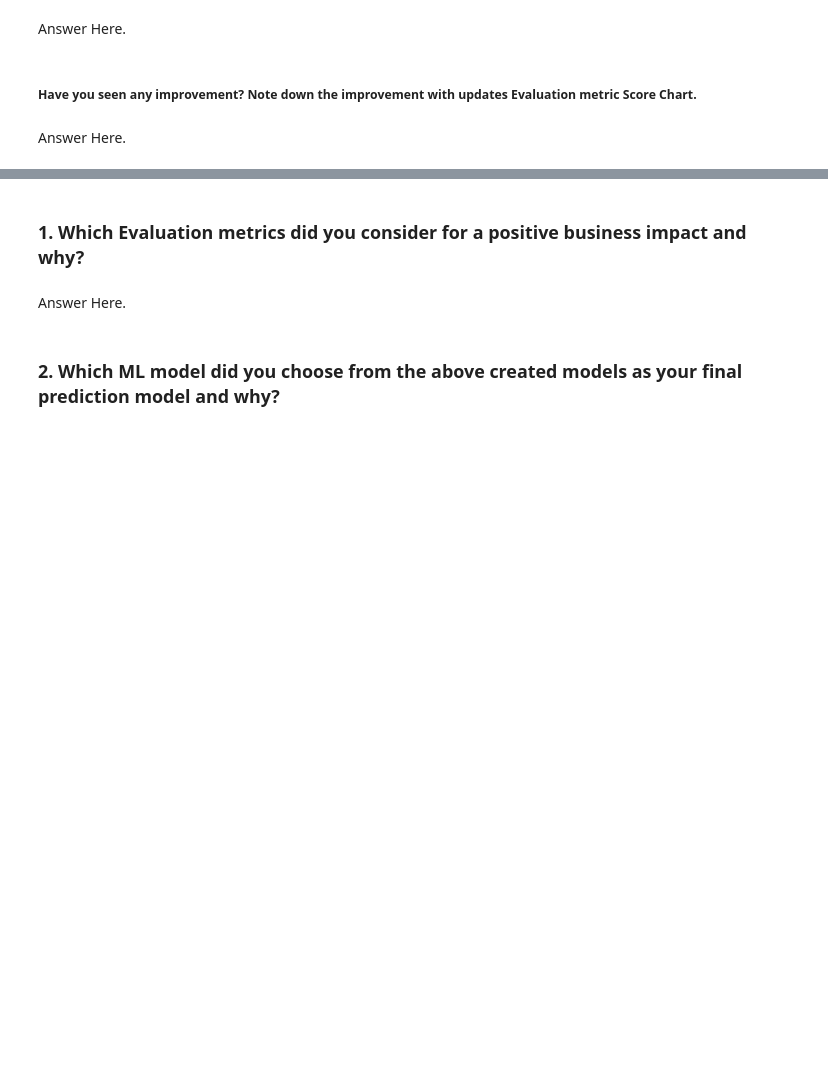
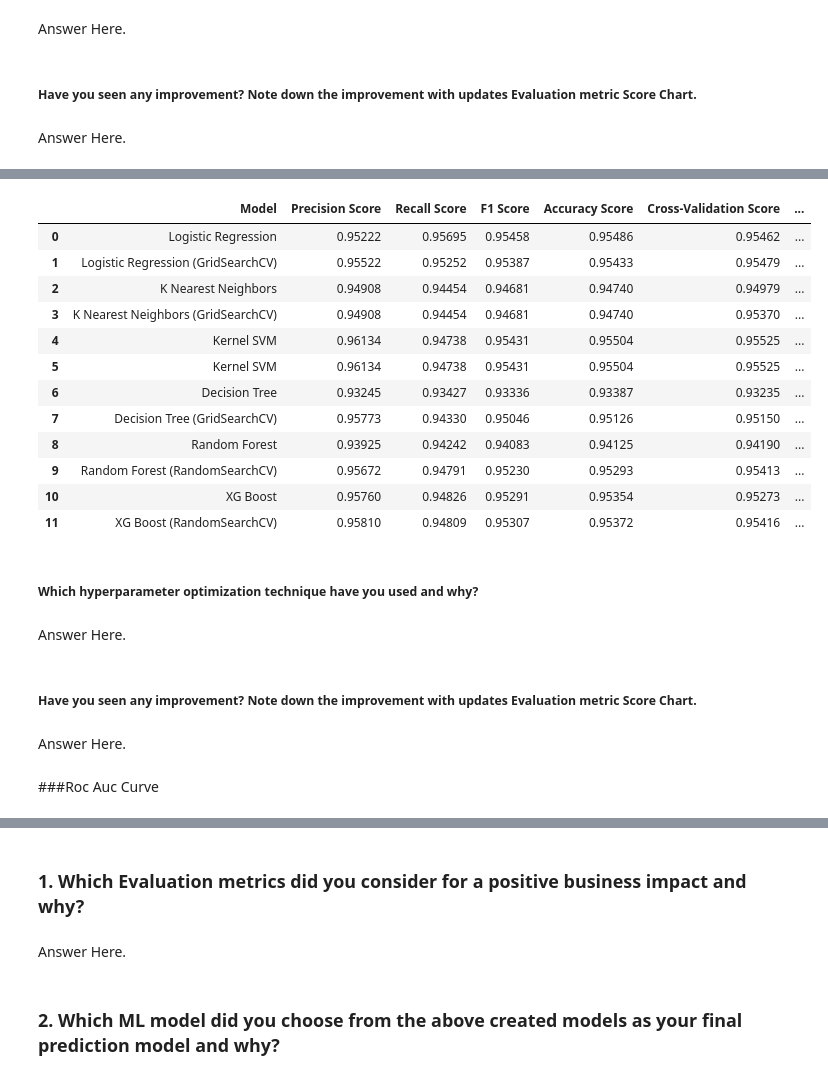
Before and after one commit to rashmi0852/Airline_Passenger_Refferal_Prediction, a Jupyter notebook: Airline_Referal.ipynb, the cells around one changed output, grey strips where cells are left out. Cells and saved outputs as stored; diff of their text form; code cells hidden in the pictures; blank space fills up the shorter version.

Commit message:
model training

```diff
--- a/Airline_Referal.ipynb
+++ b/Airline_Referal.ipynb
@@ -1993,0 +2550,25 @@ Answer Here.
+# %%
+#model evaluation
+
+# Precision score
+precision=precision_score(y_test, xgb_grid_y_pred)
+print("Precision Score:",precision )
+
+# Recall score
+recall = recall_score(y_test, xgb_grid_y_pred)
+print("Recall Score:", recall)
+
+# F1 score
+f1 = f1_score(y_test,xgb_grid_y_pred)
+print("F1 Score:", f1)
+
+# Accuracy score
+accuracy = accuracy_score(y_test, xgb_grid_y_pred)
+print("Accuracy Score:", accuracy)
+
+# Cross-validation scores
+print("Cross-Validation Scores:", xgb_grid.best_score_)
+
+# Confusion matrix
+conf_matrix = confusion_matrix(y_test, xgb_grid_y_pred)
+print("Confusion Matrix:\n", conf_matrix)
@@ -1993,0 +2584,40 @@ Answer Here.
+# %%
+# Create a dictionary with the metrics
+metrics_dict = {
+    'Model': ['XG Boost (RandomSearchCV)'],
+    'Precision Score': [round(precision, 5)],
+    'Recall Score': [round(recall, 5)],
+    'F1 Score': [round(f1, 5)],
+    'Accuracy Score': [round(accuracy, 5)],
+    'Cross-Validation Score': [round(xgb_grid.best_score_,5)],
+    'Confusion Matrix': [conf_matrix]
+}
+
+# Append the metrics to the model_performances DataFrame
+model_performances = model_performances.append(pd.DataFrame(metrics_dict), ignore_index=True)
+
+model_performances
+# %% [output]
+|  | Model | Precision Score | Recall Score | F1 Score | Accuracy Score | Cross-Validation Score | ... |
+| 0 | Logistic Regression | 0.95222 | 0.95695 | 0.95458 | 0.95486 | 0.95462 | ... |
+| 1 | Logistic Regression (GridSearchCV) | 0.95522 | 0.95252 | 0.95387 | 0.95433 | 0.95479 | ... |
+| 2 | K Nearest Neighbors | 0.94908 | 0.94454 | 0.94681 | 0.94740 | 0.94979 | ... |
+| 3 | K Nearest Neighbors (GridSearchCV) | 0.94908 | 0.94454 | 0.94681 | 0.94740 | 0.95370 | ... |
+| 4 | Kernel SVM | 0.96134 | 0.94738 | 0.95431 | 0.95504 | 0.95525 | ... |
+| 5 | Kernel SVM | 0.96134 | 0.94738 | 0.95431 | 0.95504 | 0.95525 | ... |
+| 6 | Decision Tree | 0.93245 | 0.93427 | 0.93336 | 0.93387 | 0.93235 | ... |
+| 7 | Decision Tree (GridSearchCV) | 0.95773 | 0.94330 | 0.95046 | 0.95126 | 0.95150 | ... |
+| 8 | Random Forest | 0.93925 | 0.94242 | 0.94083 | 0.94125 | 0.94190 | ... |
+| 9 | Random Forest (RandomSearchCV) | 0.95672 | 0.94791 | 0.95230 | 0.95293 | 0.95413 | ... |
+| 10 | XG Boost | 0.95760 | 0.94826 | 0.95291 | 0.95354 | 0.95273 | ... |
+| 11 | XG Boost (RandomSearchCV) | 0.95810 | 0.94809 | 0.95307 | 0.95372 | 0.95416 | ... |
+# %% [markdown]
+##### Which hyperparameter optimization technique have you used and why?
+# %% [markdown]
+Answer Here.
+# %% [markdown]
+##### Have you seen any improvement? Note down the improvement with updates Evaluation metric Score Chart.
+# %% [markdown]
+Answer Here.
+# %% [markdown]
+###Roc Auc Curve
```
Also changed, not shown: parts of 45 cells of this notebook.
